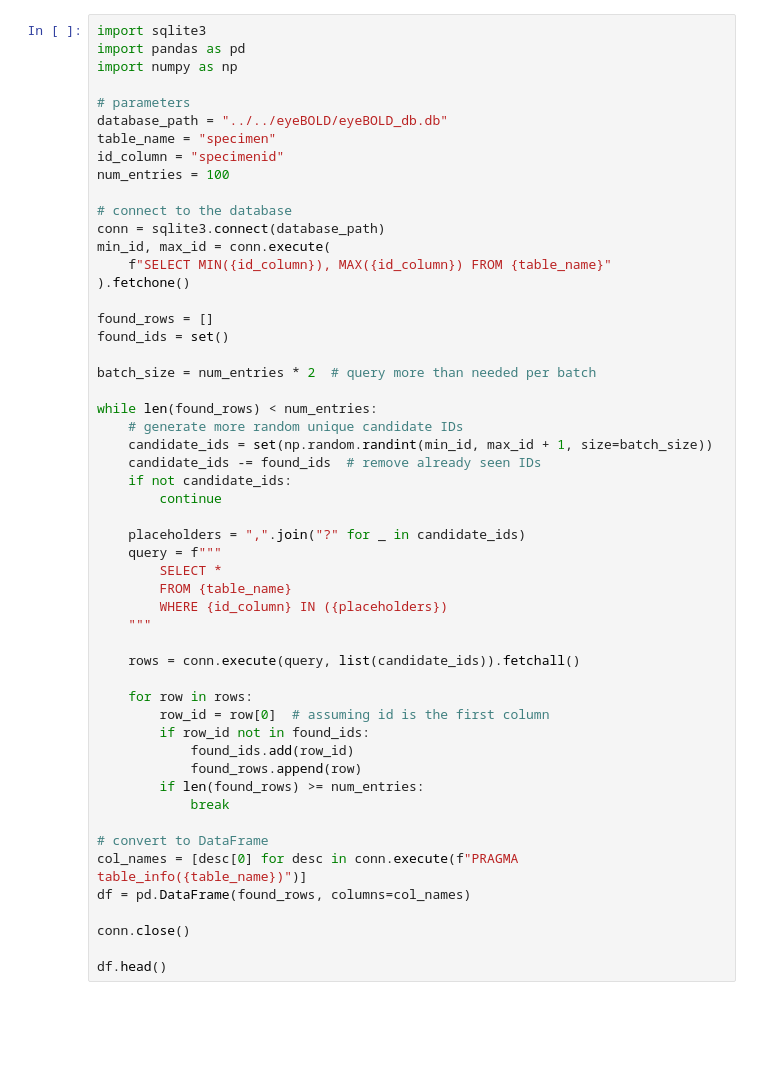
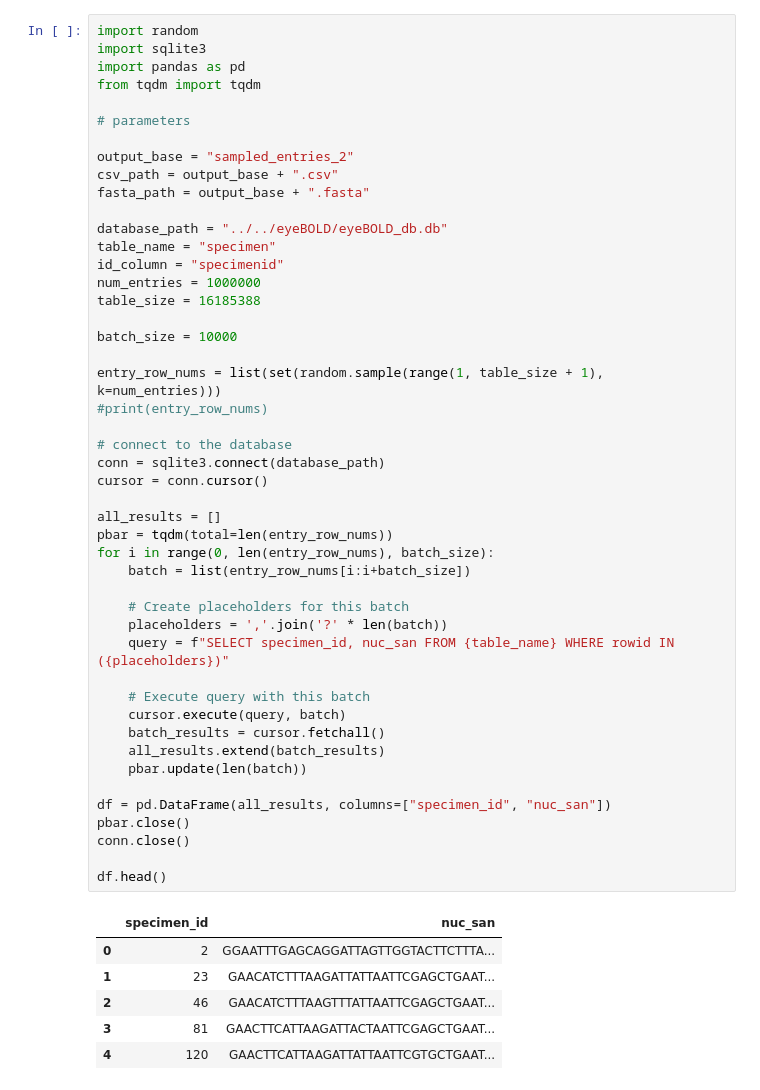
Before and after one commit to Vuju/primer-finder, a Jupyter notebook: notebooks/15-create-benchmark-datasets.ipynb, the cells around one changed output. Drawn from its saved outputs; the diff is of its cells as text; blank space fills up the shorter version.

Commit message:
finished writing first and second part of a benchmarking series

```diff
--- a/notebooks/15-create-benchmark-datasets.ipynb
+++ b/notebooks/15-create-benchmark-datasets.ipynb
@@ -1,55 +1,56 @@
 # %%
+import random
 import sqlite3
 import pandas as pd
-import numpy as np
+from tqdm import tqdm
 
 # parameters
+
+output_base = "sampled_entries_2"
+csv_path = output_base + ".csv"
+fasta_path = output_base + ".fasta"
+
 database_path = "../../eyeBOLD/eyeBOLD_db.db"
 table_name = "specimen"
 id_column = "specimenid"
-num_entries = 100
+num_entries = 1000000
+table_size = 16185388
+
+batch_size = 10000
+
+entry_row_nums = list(set(random.sample(range(1, table_size + 1), k=num_entries)))
+#print(entry_row_nums)
 
 # connect to the database
 conn = sqlite3.connect(database_path)
-min_id, max_id = conn.execute(
-    f"SELECT MIN({id_column}), MAX({id_column}) FROM {table_name}"
-).fetchone()
+cursor = conn.cursor()
 
-found_rows = []
-found_ids = set()
+all_results = []
+pbar = tqdm(total=len(entry_row_nums))
+for i in range(0, len(entry_row_nums), batch_size):
+    batch = list(entry_row_nums[i:i+batch_size])
 
-batch_size = num_entries * 2  # query more than needed per batch
+    # Create placeholders for this batch
+    placeholders = ','.join('?' * len(batch))
+    query = f"SELECT specimen_id, nuc_san FROM {table_name} WHERE rowid IN ({placeholders})"
 
-while len(found_rows) < num_entries:
-    # generate more random unique candidate IDs
-    candidate_ids = set(np.random.randint(min_id, max_id + 1, size=batch_size))
-    candidate_ids -= found_ids  # remove already seen IDs
-    if not candidate_ids:
-        continue
+    # Execute query with this batch
+    cursor.execute(query, batch)
+    batch_results = cursor.fetchall()
+    all_results.extend(batch_results)
+    pbar.update(len(batch))
 
-    placeholders = ",".join("?" for _ in candidate_ids)
-    query = f"""
-        SELECT *
-        FROM {table_name}
-        WHERE {id_column} IN ({placeholders})
-    """
-
-    rows = conn.execute(query, list(candidate_ids)).fetchall()
-
-    for row in rows:
-        row_id = row[0]  # assuming id is the first column
-        if row_id not in found_ids:
-            found_ids.add(row_id)
-            found_rows.append(row)
-        if len(found_rows) >= num_entries:
-            break
-
-# convert to DataFrame
-col_names = [desc[0] for desc in conn.execute(f"PRAGMA table_info({table_name})")]
-df = pd.DataFrame(found_rows, columns=col_names)
-
+df = pd.DataFrame(all_results, columns=["specimen_id", "nuc_san"])
+pbar.close()
 conn.close()
 
 df.head()
+# %% [output]
+|  | specimen_id | nuc_san |
+| 0 | 2 | GGAATTTGAGCAGGATTAGTTGGTACTTCTTTA... |
+| 1 | 23 | GAACATCTTTAAGATTATTAATTCGAGCTGAAT... |
+| 2 | 46 | GAACATCTTTAAGTTTATTAATTCGAGCTGAAT... |
+| 3 | 81 | GAACTTCATTAAGATTACTAATTCGAGCTGAAT... |
+| 4 | 120 | GAACTTCATTAAGATTATTAATTCGTGCTGAAT... |
 # %%
 df.head()
```
Also changed, not shown: parts of 3 cells of this notebook, 1 other file.
